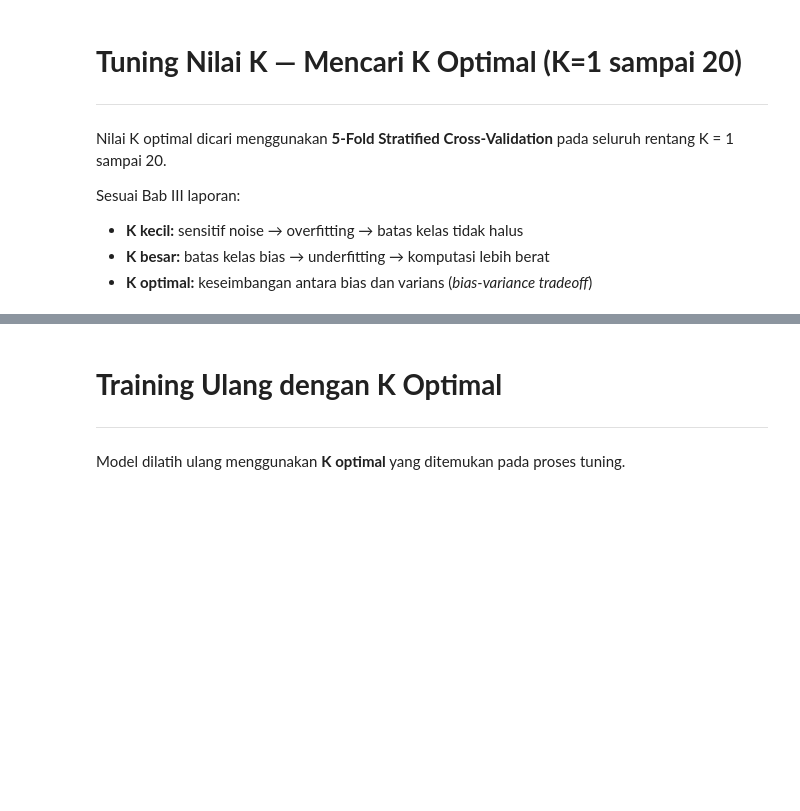
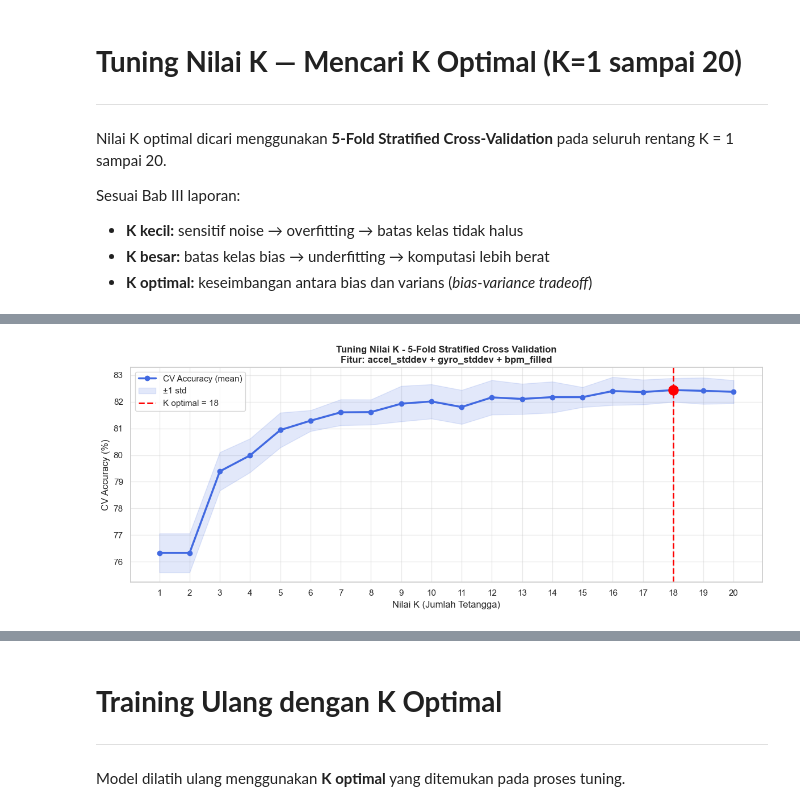
Before and after one commit to Dims2004/iot_activity, a Jupyter notebook: notebooks/02_training_model.ipynb, the cells around one changed output, grey strips where cells are left out. Cells and saved outputs as stored; diff of their text form; code cells hidden in the pictures; blank space fills up the shorter version.

Commit message:
Auto-commit: notebooks/01_eksplorasi_data.ipynb, notebooks/02_training_model.ipynb at 5/16/2026, 9:06:28 AM

```diff
--- a/notebooks/02_training_model.ipynb
+++ b/notebooks/02_training_model.ipynb
@@ -331,23 +463,87 @@ print(f'   CV Accuracy : {best_score*100:.4f}%')
 # %%
 # ── Grafik tuning K (line chart) ───────────────────────────────
+
 fig, ax = plt.subplots(figsize=(12, 5))
-ax.plot(list(k_range), cv_scores*100, 'o-',
-        color='royalblue', lw=2.5, label='CV Accuracy (mean)')
-ax.fill_between(list(k_range),
-                (cv_scores-cv_std)*100, (cv_scores+cv_std)*100,
-                alpha=0.15, color='royalblue', label='±1 std')
-ax.axvline(x=best_k, color='red', linestyle='--', lw=2,
-           label=f'K optimal = {best_k}')
-ax.scatter([best_k], [best_score*100], color='red', s=150, zorder=5)
-ax.set_xlabel('Nilai K (Jumlah Tetangga)', fontsize=12)
-ax.set_ylabel('CV Accuracy (%)', fontsize=12)
-ax.set_title('Tuning Nilai K — 5-Fold Stratified Cross-Validation
-'
-             'Fitur: accel_stddev + gyro_stddev + bpm_filled',
-             fontsize=12, fontweight='bold')
+
+# Line Accuracy
+ax.plot(
+    list(k_range),
+    cv_scores * 100,
+    'o-',
+    color='royalblue',
+    lw=2.5,
+    label='CV Accuracy (mean)'
+)
+
+# Area Standard Deviation
+ax.fill_between(
+    list(k_range),
+    (cv_scores - cv_std) * 100,
+    (cv_scores + cv_std) * 100,
+    alpha=0.15,
+    color='royalblue',
+    label='±1 std'
+)
+
+# Garis K Optimal
+ax.axvline(
+    x=best_k,
+    color='red',
+    linestyle='--',
+    lw=2,
+    label=f'K optimal = {best_k}'
+)
+
+# Titik K Optimal
+ax.scatter(
+    [best_k],
+    [best_score * 100],
+    color='red',
+    s=150,
+    zorder=5
+)
+
+# Label dan Title
+ax.set_xlabel(
+    'Nilai K (Jumlah Tetangga)',
+    fontsize=12
+)
+
+ax.set_ylabel(
+    'CV Accuracy (%)',
+    fontsize=12
+)
+
+ax.set_title(
+    'Tuning Nilai K - 5-Fold Stratified Cross Validation\n'
+    'Fitur: accel_stddev + gyro_stddev + bpm_filled',
+    fontsize=12,
+    fontweight='bold'
+)
+
+# X Tick
 ax.set_xticks(list(k_range))
-ax.legend(fontsize=11); ax.grid(True, alpha=0.4)
+
+# Grid dan Legend
+ax.legend(fontsize=11)
+
+ax.grid(
+    True,
+    alpha=0.4
+)
+
+# Layout
 plt.tight_layout()
-plt.savefig('../data/processed/nb02_08_tuning_k_line.png', dpi=150, bbox_inches='tight')
+
+# Simpan Gambar
+plt.savefig(
+    '../data/processed/nb02_08_tuning_k_line.png',
+    dpi=150,
+    bbox_inches='tight'
+)
+
+# Show
 plt.show()
+# %% [output]
+[figure, added]
 # %%
```
Also changed, not shown: parts of 14 cells of this notebook, 1 other file.
